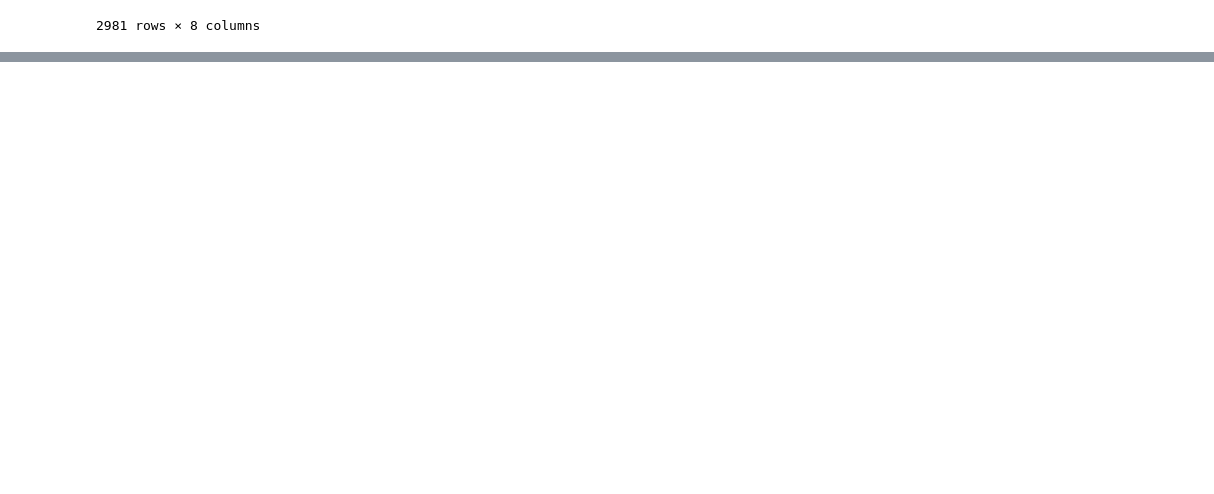
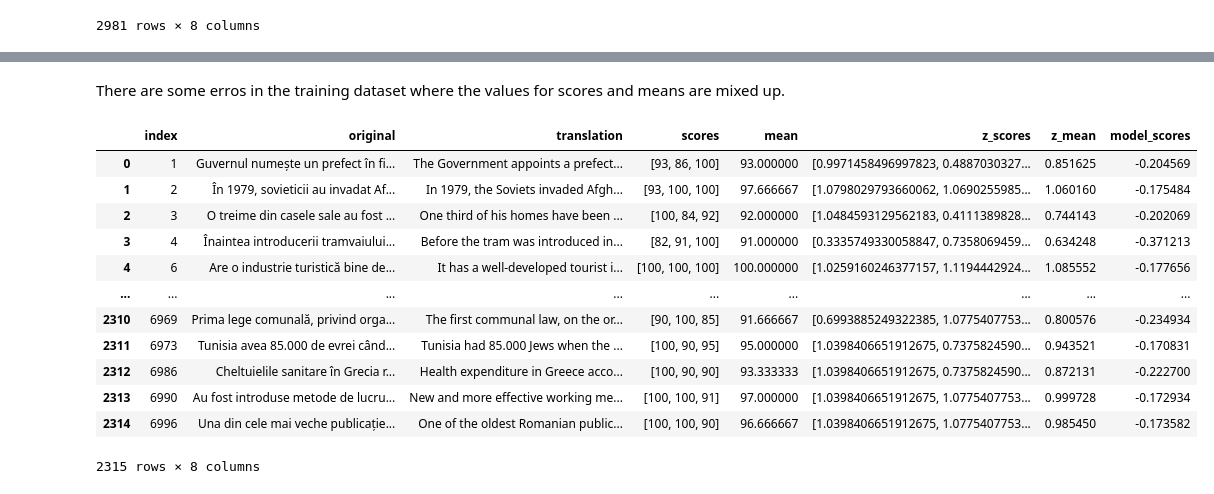
Before and after one commit to reidya3/Shared_task_wmt_2020, a Jupyter notebook: notebooks/data_augmentation.ipynb, the cells around one changed output, grey strips where cells are left out. Saved outputs shown, nothing was run; the diff lists cells and outputs as text; code cells hidden in the pictures; blank space fills up the shorter version.

```diff
--- a/notebooks/data_augmentation.ipynb
+++ b/notebooks/data_augmentation.ipynb
@@ -114,0 +117,3 @@ augmented_df
+# %%
+ro_en_train_df =  pd.read_csv("../data/ro-en/train.roen.df.short.tsv",sep="\t")
+ro_en_train_df
@@ -114,0 +134,29 @@ augmented_df
+# %% [markdown]
+There are some erros in the training dataset where the values for scores and means are mixed up.
+# %%
+mean_5552 = ro_en_train_df.loc[5552,"mean"]
+ro_en_train_df.loc[5552,"mean"] = ro_en_train_df.loc[5552,"scores"]
+ro_en_train_df.loc[5552,"scores"] = mean_5552
+# %%
+mean_5552 = ro_en_train_df.loc[6490,"mean"]
+ro_en_train_df.loc[6490,"mean"] = ro_en_train_df.loc[6490,"scores"]
+ro_en_train_df.loc[6490,"scores"] = mean_5552
+# %%
+ro_en_train_df[["mean"]] = ro_en_train_df[["mean"]].apply(pd.to_numeric)
+# %%
+augmented_df = ro_en_train_df[ro_en_train_df["mean"]>=90].reset_index(drop=True)
+augmented_df
+# %% [output]
+|  | index | original | translation | scores | mean | z_scores | z_mean | model_scores |
+| 0 | 1 | Guvernul numește un prefect în fi... | The Government appoints a prefect... | [93, 86, 100] | 93.000000 | [0.9971458496997823, 0.4887030327... | 0.851625 | -0.204569 |
+| 1 | 2 | În 1979, sovieticii au invadat Af... | In 1979, the Soviets invaded Afgh... | [93, 100, 100] | 97.666667 | [1.0798029793660062, 1.0690255985... | 1.060160 | -0.175484 |
+| 2 | 3 | O treime din casele sale au fost ... | One third of his homes have been ... | [100, 84, 92] | 92.000000 | [1.0484593129562183, 0.4111389828... | 0.744143 | -0.202069 |
+| 3 | 4 | Înaintea introducerii tramvaiului... | Before the tram was introduced in... | [82, 91, 100] | 91.000000 | [0.3335749330058847, 0.7358069459... | 0.634248 | -0.371213 |
+| 4 | 6 | Are o industrie turistică bine de... | It has a well-developed tourist i... | [100, 100, 100] | 100.000000 | [1.0259160246377157, 1.1194442924... | 1.085552 | -0.177656 |
+| ... | ... | ... | ... | ... | ... | ... | ... | ... |
+| 2310 | 6969 | Prima lege comunală, privind orga... | The first communal law, on the or... | [90, 100, 85] | 91.666667 | [0.6993885249322385, 1.0775407753... | 0.800576 | -0.234934 |
+| 2311 | 6973 | Tunisia avea 85.000 de evrei când... | Tunisia had 85.000 Jews when the ... | [100, 90, 95] | 95.000000 | [1.0398406651912675, 0.7375824590... | 0.943521 | -0.170831 |
+| 2312 | 6986 | Cheltuielile sanitare în Grecia r... | Health expenditure in Greece acco... | [100, 90, 90] | 93.333333 | [1.0398406651912675, 0.7375824590... | 0.872131 | -0.222700 |
+| 2313 | 6990 | Au fost introduse metode de lucru... | New and more effective working me... | [100, 100, 91] | 97.000000 | [1.0398406651912675, 1.0775407753... | 0.999728 | -0.172934 |
+| 2314 | 6996 | Una din cele mai veche publicație... | One of the oldest Romanian public... | [100, 100, 90] | 96.666667 | [1.0398406651912675, 1.0775407753... | 0.985450 | -0.173582 |
+2315 rows × 8 columns
```
Also changed, not shown: parts of 10 cells of this notebook, 4 other files.
